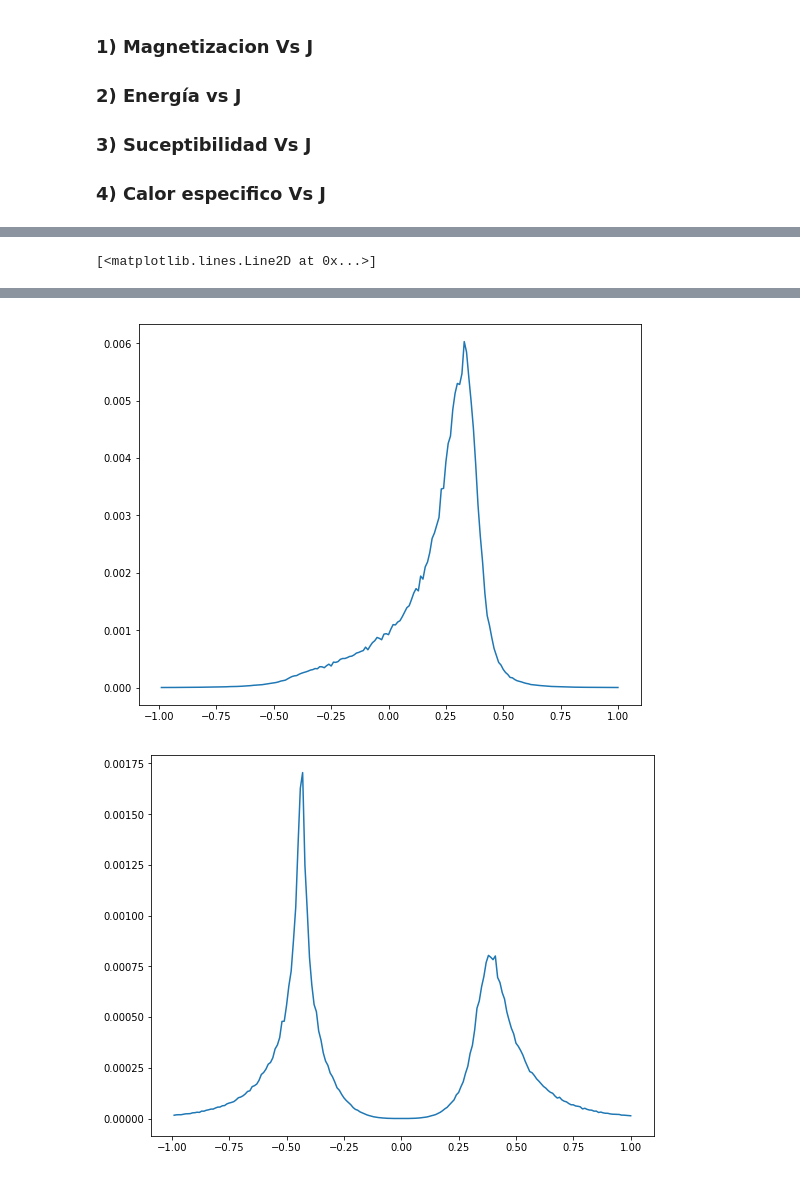
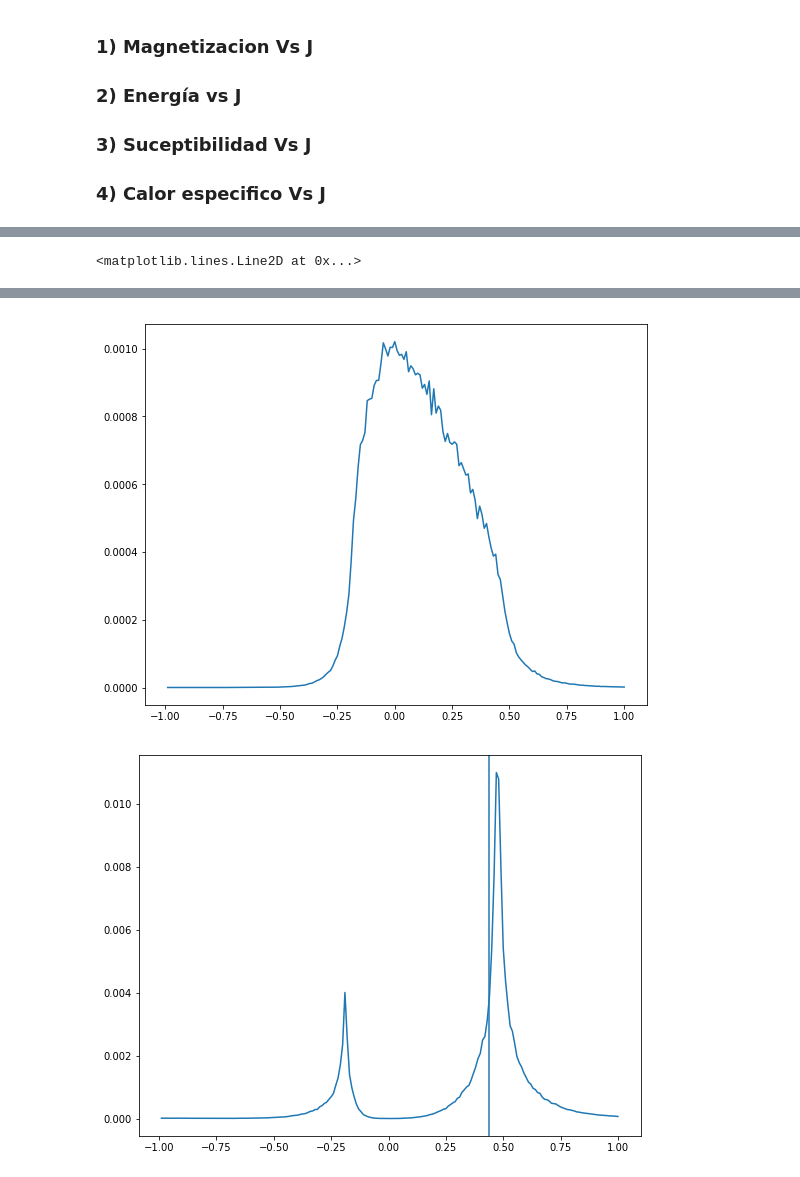
Before and after one commit to Igna11/TP2-Computacional-Ising, a Jupyter notebook: TP2 - Montecarlo - Ising 2D .ipynb, the cells around one changed output, grey strips where cells are left out. Drawn from its saved outputs; the diff is of its cells as text; code cells hidden in the pictures.

```diff
--- a/TP2 - Montecarlo - Ising 2D .ipynb
+++ b/TP2 - Montecarlo - Ising 2D .ipynb
@@ -716,17 +896,18 @@ plt.plot(J,C)
 # %%
-os.chdir(r"C:\Users\igna\Desktop\Igna\Facultad\Fisica computacional\TP2-Computacional-Ising\Ejercicio 2\item d)")
-EB_005 = np.loadtxt("Item_d_EvsJ_dim32_Barridos2000_tau175_B0.05.txt")
-MB_005 = np.loadtxt("Item_d_MvsJ_dim32_Barridos2000_tau175_B0.05.txt")
-E, C = Valores_medios(EB_005)[0:2]
-M, Chi, J = Valores_medios(MB_005)
+os.chdir(r"C:\Users\igna\Desktop\Igna\Facultad\Fisica computacional\TP2-Computacional-Ising\Ejercicio 2\item e)")
+A = np.loadtxt("Item_e_EvsJ_dim32_Barridos2000_tau175_B-0.01.txt")
+B = np.loadtxt("Item_e_MvsJ_dim32_Barridos2000_tau175_B-0.01.txt")
+E, C = Valores_medios(A)[0:2]
+M, Chi, J = Valores_medios(B)
 
 plt.figure(figsize = (9,7))
-plt.plot(J,M)
+plt.plot(J,M,'.')
 plt.figure(figsize = (9,7))
 plt.plot(J,E)
 plt.figure(figsize = (9,7))
 plt.plot(J,Chi)
 plt.figure(figsize = (9,7))
 plt.plot(J,C)
+plt.axvline(0.44)
 # %% [output]
-[<matplotlib.lines.Line2D at 0x...>]
+<matplotlib.lines.Line2D at 0x...>
@@ -735,2 +916,2 @@ plt.plot(J,C)
-[figure, old version]
+[figure, new version]
-[figure, old version]
+[figure, new version]
```
Also changed, not shown: parts of 20 cells of this notebook, 10 other files.
